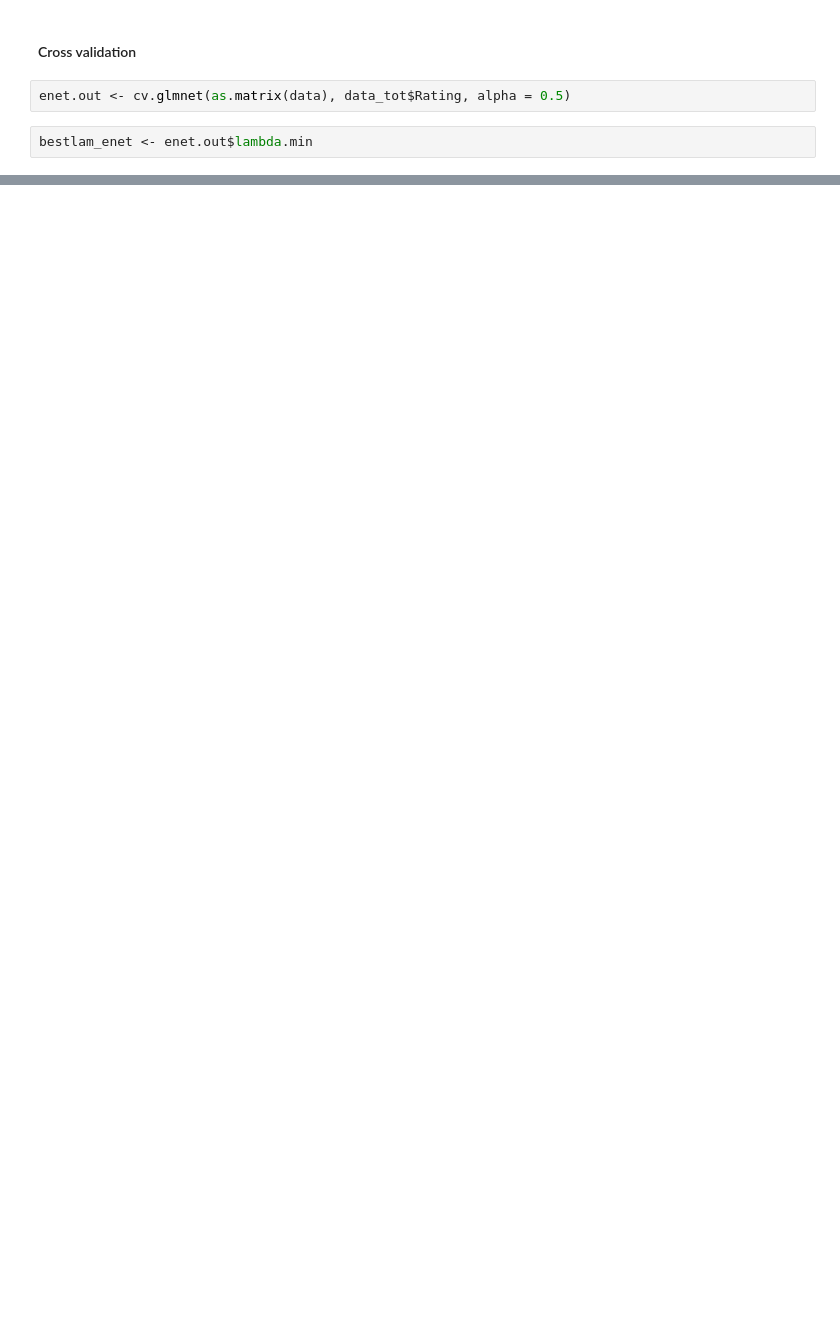
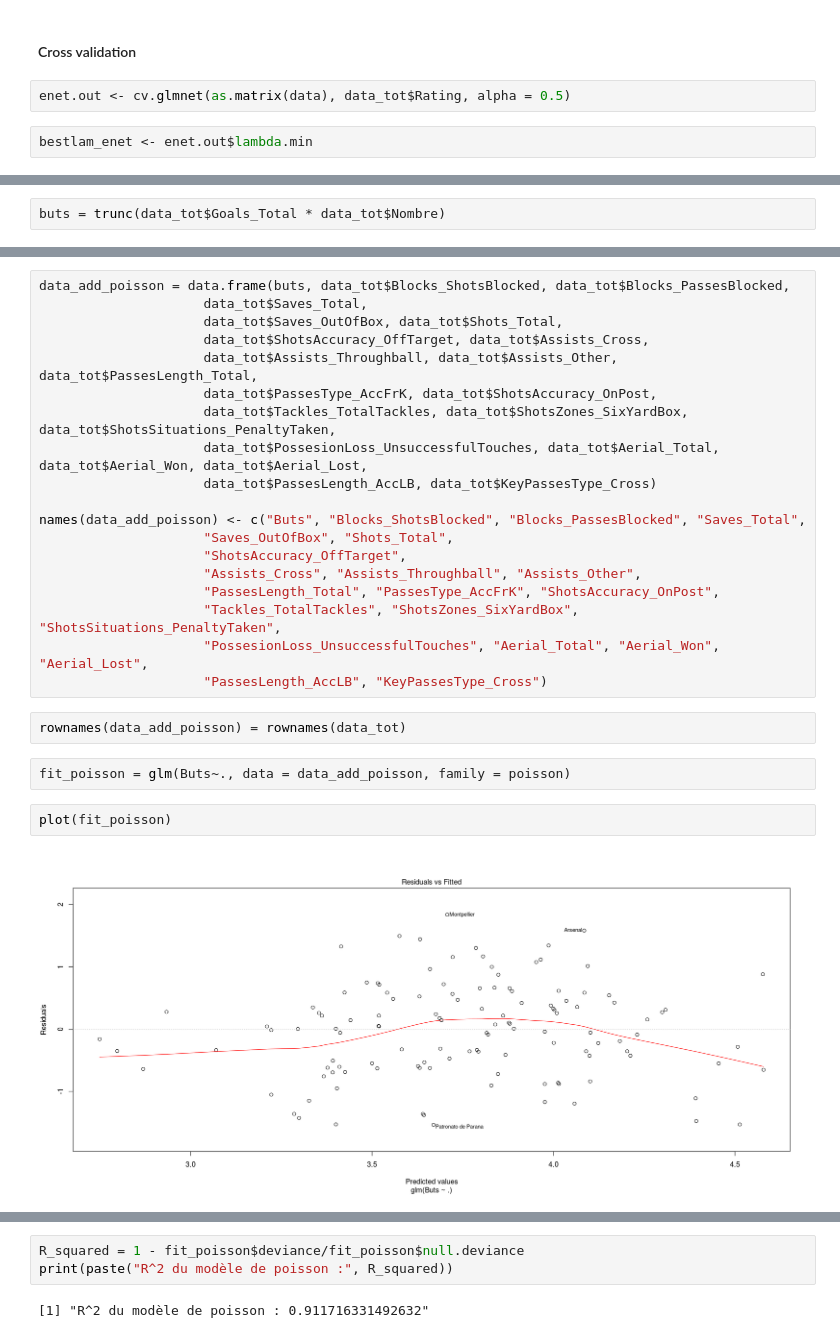
Before and after one commit to CamilleBichet/Projet_Foot_5A, a Jupyter notebook: Selection_de_variables.ipynb, the cells around one changed output, grey strips where cells are left out. Saved outputs shown, nothing was run; the diff lists cells and outputs as text; blank space fills up the shorter version.

```diff
--- a/Selection_de_variables.ipynb
+++ b/Selection_de_variables.ipynb
@@ -442,0 +321,2 @@ KeyPassesType_Other                .
+# %%
+buts = trunc(data_tot$Goals_Total * data_tot$Nombre)
@@ -442,0 +355,27 @@ KeyPassesType_Other                .
+# %%
+data_add_poisson = data.frame(buts, data_tot$Blocks_ShotsBlocked, data_tot$Blocks_PassesBlocked,
+                     data_tot$Saves_Total,
+                     data_tot$Saves_OutOfBox, data_tot$Shots_Total,
+                     data_tot$ShotsAccuracy_OffTarget, data_tot$Assists_Cross,
+                     data_tot$Assists_Throughball, data_tot$Assists_Other, data_tot$PassesLength_Total,
+                     data_tot$PassesType_AccFrK, data_tot$ShotsAccuracy_OnPost,
+                     data_tot$Tackles_TotalTackles, data_tot$ShotsZones_SixYardBox, data_tot$ShotsSituations_PenaltyTaken,
+                     data_tot$PossesionLoss_UnsuccessfulTouches, data_tot$Aerial_Total, data_tot$Aerial_Won, data_tot$Aerial_Lost,
+                     data_tot$PassesLength_AccLB, data_tot$KeyPassesType_Cross)
+
+names(data_add_poisson) <- c("Buts", "Blocks_ShotsBlocked", "Blocks_PassesBlocked", "Saves_Total",
+                     "Saves_OutOfBox", "Shots_Total",
+                     "ShotsAccuracy_OffTarget",
+                     "Assists_Cross", "Assists_Throughball", "Assists_Other",
+                     "PassesLength_Total", "PassesType_AccFrK", "ShotsAccuracy_OnPost",
+                     "Tackles_TotalTackles", "ShotsZones_SixYardBox", "ShotsSituations_PenaltyTaken",
+                     "PossesionLoss_UnsuccessfulTouches", "Aerial_Total", "Aerial_Won", "Aerial_Lost",
+                     "PassesLength_AccLB", "KeyPassesType_Cross")
+# %%
+rownames(data_add_poisson) = rownames(data_tot)
+# %%
+fit_poisson = glm(Buts~., data = data_add_poisson, family = poisson)
+# %%
+plot(fit_poisson)
+# %% [output]
+[figure, added]
@@ -442,0 +385,5 @@ KeyPassesType_Other                .
+# %%
+R_squared = 1 - fit_poisson$deviance/fit_poisson$null.deviance
+print(paste("R^2 du modèle de poisson :", R_squared))
+# %% [output]
+[1] "R^2 du modèle de poisson : 0.911716331492632"
```
Also changed, not shown: parts of 48 cells of this notebook, 1 other file.
